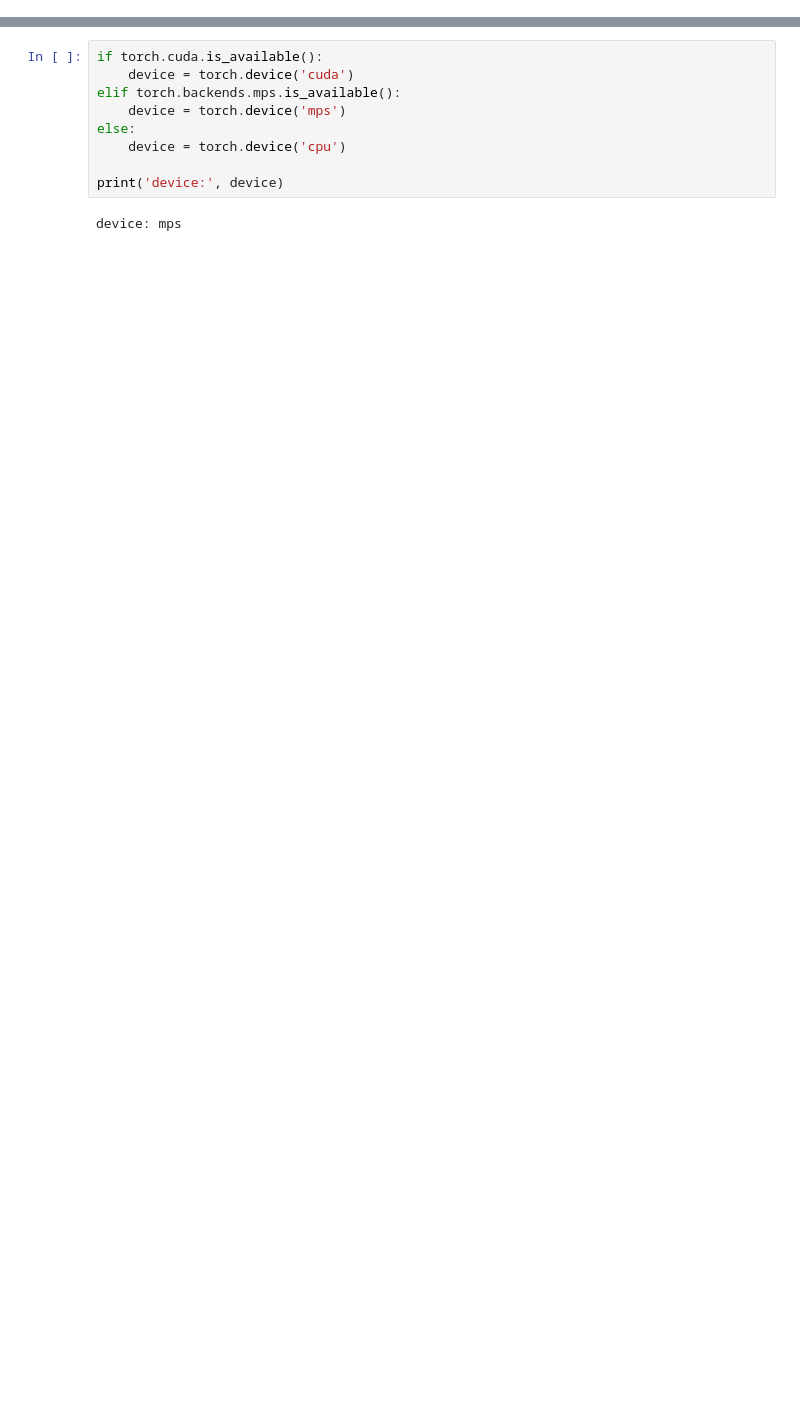
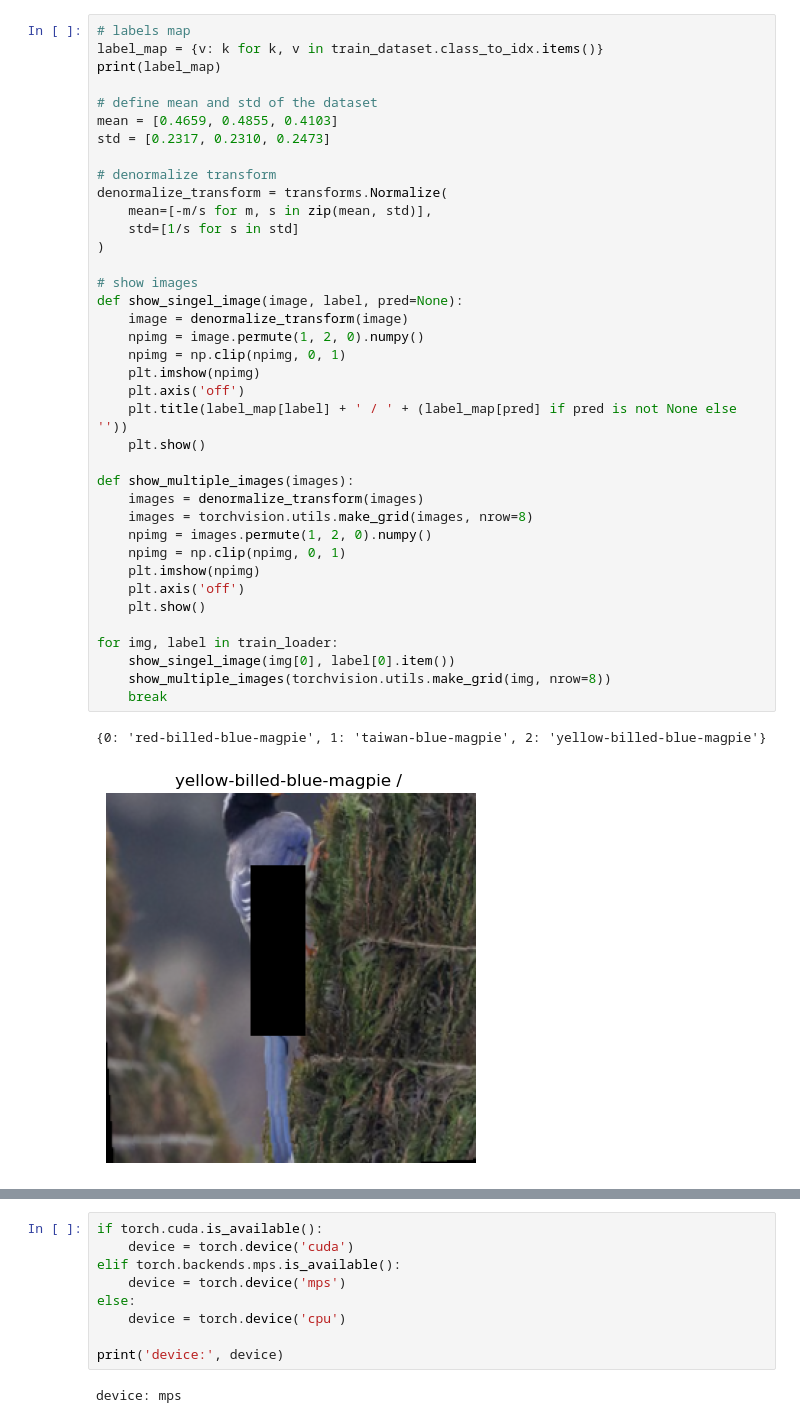
Before and after one commit to PuiPui32071/Blue_Magpie-Recognizer, a Jupyter notebook: example.ipynb, the cells around one changed output, grey strips where cells are left out. Drawn from its saved outputs; the diff is of its cells as text; blank space fills up the shorter version.

```diff
--- a/example.ipynb
+++ b/example.ipynb
@@ -62,0 +149,41 @@ imshow(train_dataset.dataset[idx][0], train_dataset.dataset[idx][1])
+# %%
+# labels map
+label_map = {v: k for k, v in train_dataset.class_to_idx.items()}
+print(label_map)
+
+# define mean and std of the dataset
+mean = [0.4659, 0.4855, 0.4103]
+std = [0.2317, 0.2310, 0.2473]
+
+# denormalize transform
+denormalize_transform = transforms.Normalize(
+    mean=[-m/s for m, s in zip(mean, std)],
+    std=[1/s for s in std]
+)
+
+# show images
+def show_singel_image(image, label, pred=None):
+    image = denormalize_transform(image)
+    npimg = image.permute(1, 2, 0).numpy()
+    npimg = np.clip(npimg, 0, 1)
+    plt.imshow(npimg)
+    plt.axis('off')
+    plt.title(label_map[label] + ' / ' + (label_map[pred] if pred is not None else ''))
+    plt.show()
+
+def show_multiple_images(images):
+    images = denormalize_transform(images)
+    images = torchvision.utils.make_grid(images, nrow=8)
+    npimg = images.permute(1, 2, 0).numpy()
+    npimg = np.clip(npimg, 0, 1)
+    plt.imshow(npimg)
+    plt.axis('off')
+    plt.show()
+
+for img, label in train_loader:
+    show_singel_image(img[0], label[0].item())
+    show_multiple_images(torchvision.utils.make_grid(img, nrow=8))
+    break
+# %% [output]
+{0: 'red-billed-blue-magpie', 1: 'taiwan-blue-magpie', 2: 'yellow-billed-blue-magpie'}
+[figure, added]
```
Also changed, not shown: parts of 15 cells of this notebook, 11 other files.
